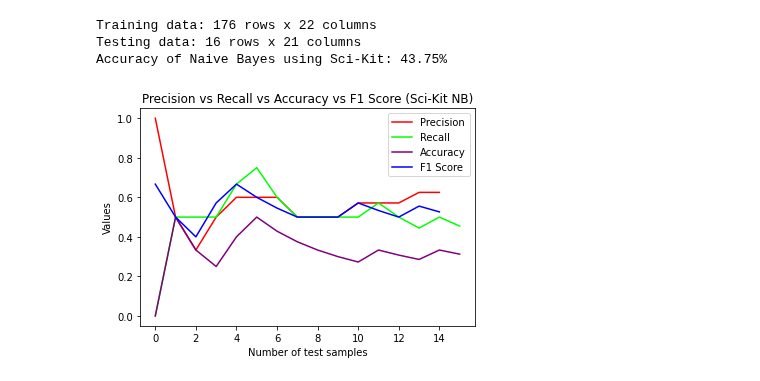
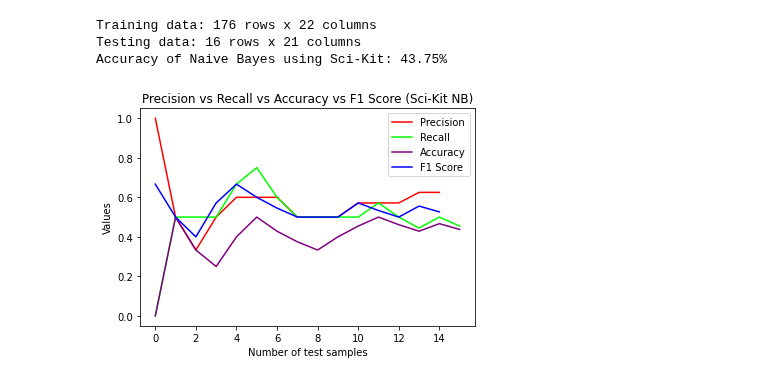
Before and after one commit to rajatjain007/FIFAWorldCupPrediction, a Jupyter notebook: NaiveBayes/phase1.ipynb, the cells around one changed output. Saved outputs shown, nothing was run; the diff lists cells and outputs as text; code cells hidden in the pictures.

Commit message:
Evaluation metrics(accuracy formula fix)

```diff
--- a/NaiveBayes/phase1.ipynb
+++ b/NaiveBayes/phase1.ipynb
@@ -71,7 +71,7 @@ def precisionAndRecall(predictedValues):
                 calculatedPrecision = truePositives/(truePositives+falsePositives)
                 precision.append(calculatedPrecision)
             if(truePositives+trueNegatives+falseNegatives+falsePositives!=0):
-                accuracy.append(truePositives/(truePositives+trueNegatives+falseNegatives+falsePositives))
+                accuracy.append((truePositives+trueNegatives)/(truePositives+trueNegatives+falseNegatives+falsePositives))
             if(calculatedRecall+calculatedPrecision!=0):
                 f1.append((2*calculatedPrecision*calculatedRecall)/(calculatedRecall+calculatedPrecision))
 
@@ -87,7 +87,7 @@ def precisionAndRecall(predictedValues):
                 calculatedPrecision = truePositives/(truePositives+falsePositives)
                 precision.append(calculatedPrecision)
             if(truePositives+trueNegatives+falseNegatives+falsePositives!=0):
-                accuracy.append(truePositives/(truePositives+trueNegatives+falseNegatives+falsePositives))
+                accuracy.append((truePositives+trueNegatives)/(truePositives+trueNegatives+falseNegatives+falsePositives))
             if(calculatedRecall+calculatedPrecision!=0):
                 f1.append((2*calculatedPrecision*calculatedRecall)/(calculatedRecall+calculatedPrecision))
 
@@ -102,38 +102,38 @@ def precisionAndRecall(predictedValues):
                 calculatedPrecision = truePositives/(truePositives+falsePositives)
                 precision.append(calculatedPrecision)
             if(truePositives+trueNegatives+falseNegatives+falsePositives!=0):
-                accuracy.append(truePositives/(truePositives+trueNegatives+falseNegatives+falsePositives))
+                accuracy.append((truePositives+trueNegatives)/(truePositives+trueNegatives+falseNegatives+falsePositives))
             if(calculatedRecall+calculatedPrecision!=0):
                 f1.append((2*calculatedPrecision*calculatedRecall)/(calculatedRecall+calculatedPrecision))
 
         if(predictedValues[index]==0 and actualValues[index]==1):
             falseNegatives += 1
             calculatedPrecision = 0
             calculatedRecall = 0
             if(truePositives+falseNegatives!=0):
                 calculatedRecall = truePositives/(truePositives+falseNegatives)
                 recall.append(calculatedRecall)
             if(truePositives+falsePositives!=0):
                 calculatedPrecision = truePositives/(truePositives+falsePositives)
                 precision.append(calculatedPrecision)
             if(truePositives+trueNegatives+falseNegatives+falsePositives!=0):
-                accuracy.append(truePositives/(truePositives+trueNegatives+falseNegatives+falsePositives))
+                accuracy.append((truePositives+trueNegatives)/(truePositives+trueNegatives+falseNegatives+falsePositives))
             if(calculatedRecall+calculatedPrecision!=0):
                 f1.append((2*calculatedPrecision*calculatedRecall)/(calculatedRecall+calculatedPrecision))
 
     return precision,recall,accuracy,f1
 
 precision, recall, accuracy, f1 = precisionAndRecall(model.predict(featuresTest))
 
 plt.title("Precision vs Recall vs Accuracy vs F1 Score (Sci-Kit NB)")
 plt.xlabel("Number of test samples")
 plt.ylabel("Values")
 plt.plot(precision,color = "red", label = "Precision")
 plt.plot(recall,color = "lime", label = "Recall")
 plt.plot(accuracy,color = "purple", label = "Accuracy")
 plt.plot(f1,color = "blue", label = "F1 Score")
 
 plt.legend()
 plt.show()
 # %% [output]
-[figure, old version]
+[figure, new version]
```
Also changed, not shown: 1 other file.
